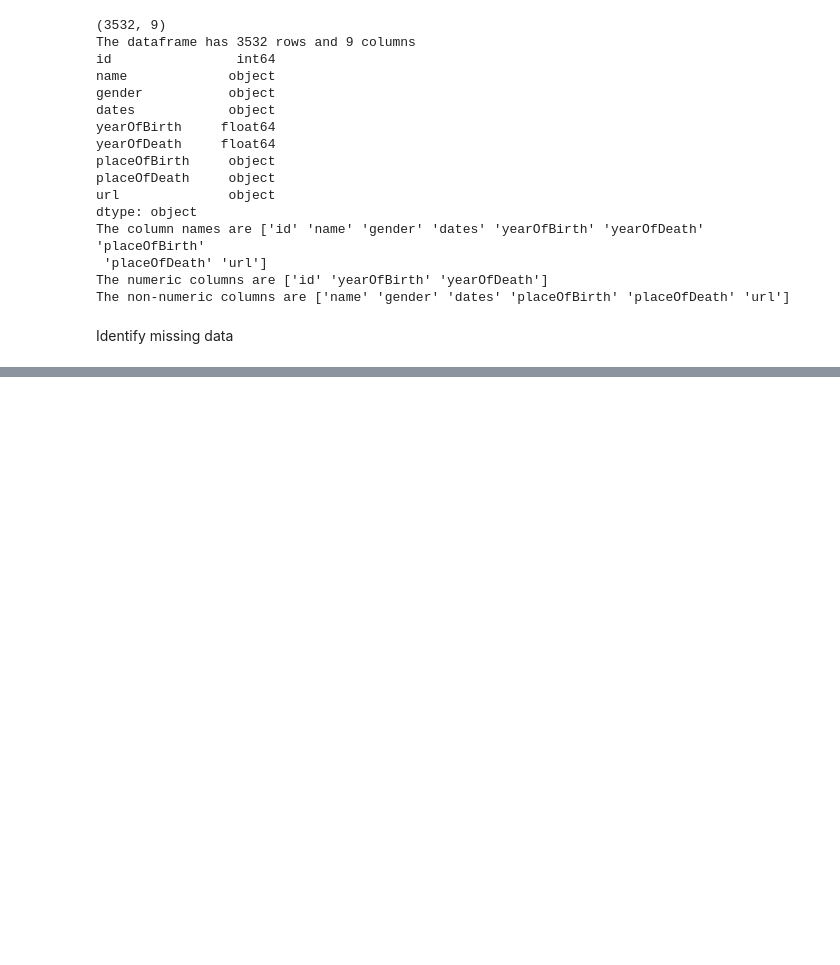
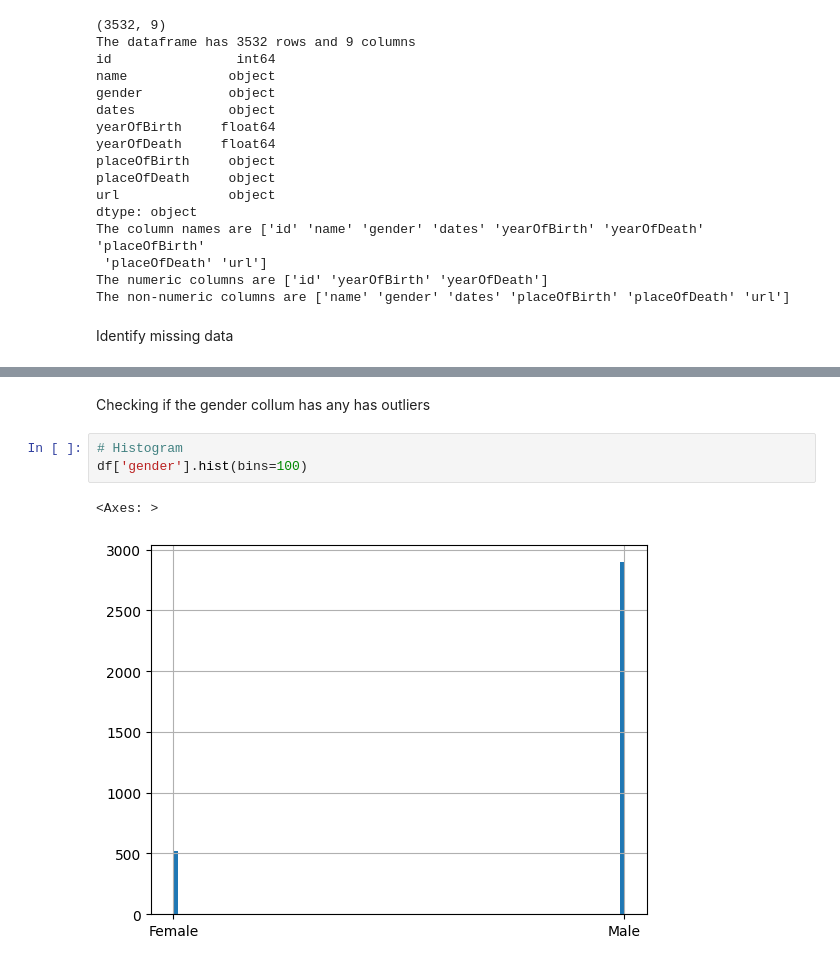
Before and after one commit to jennylzx/SSI-mentorship, a Jupyter notebook: notebooks/Tate_Artists.ipynb, the cells around one changed output, grey strips where cells are left out. Saved outputs shown, nothing was run; the diff lists cells and outputs as text; blank space fills up the shorter version.

```diff
--- a/notebooks/Tate_Artists.ipynb
+++ b/notebooks/Tate_Artists.ipynb
@@ -77,0 +104,8 @@ sns.heatmap(df[cols].isnull(), cmap=sns.color_palette(colours)) # Make a heatmap
+# %% [markdown]
+Checking if the gender collum has any has outliers
+# %%
+# Histogram
+df['gender'].hist(bins=100)
+# %% [output]
+<Axes: >
+[figure, added]
```
Also changed, not shown: parts of 17 cells of this notebook, 1 other file.
